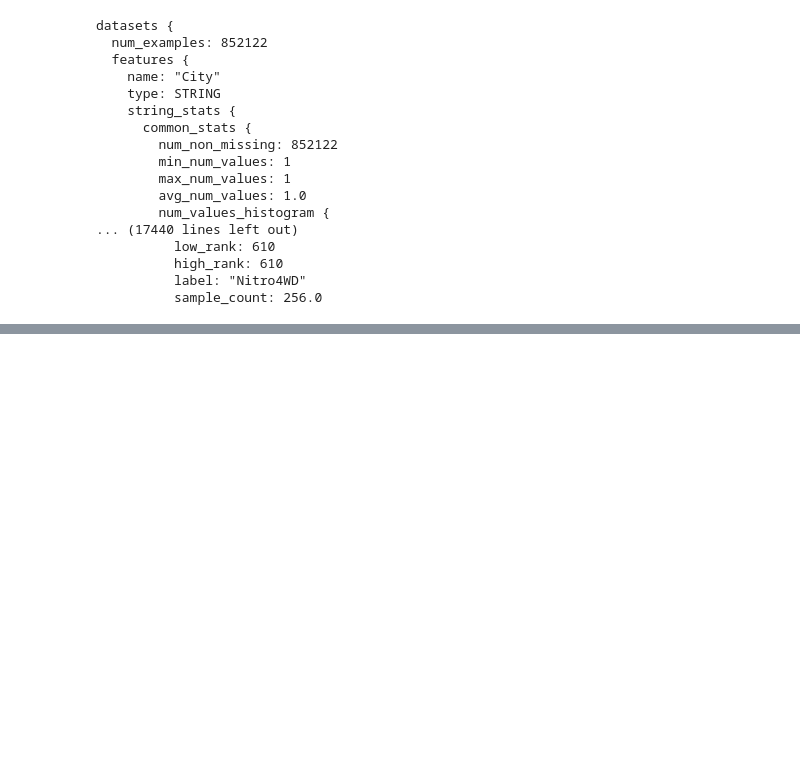
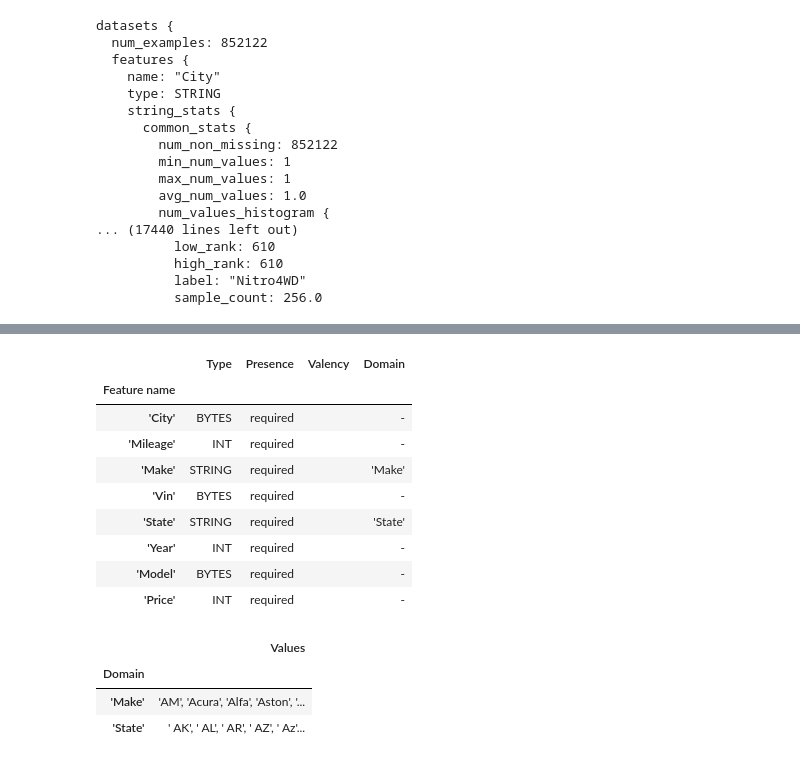
Before and after one commit to evanderknaap/tfvalidate, a Jupyter notebook: notebooks/Distribute.ipynb, the cells around one changed output, grey strips where cells are left out. Drawn from its saved outputs; the diff is of its cells as text; code cells hidden in the pictures; blank space fills up the shorter version.

Commit message:
inferred schema from buff

```diff
--- a/notebooks/Distribute.ipynb
+++ b/notebooks/Distribute.ipynb
@@ -88,0 +94,18 @@ tfdv.visualize_statistics(stats_proto)
+# %%
+schema = tfdv.infer_schema(statistics=stats_proto)
+tfdv.display_schema(schema=schema)
+# %% [output]
+|  | Type | Presence | Valency | Domain |
+| Feature name |  |  |  |  |
+| 'City' | BYTES | required |  | - |
+| 'Mileage' | INT | required |  | - |
+| 'Make' | STRING | required |  | 'Make' |
+| 'Vin' | BYTES | required |  | - |
+| 'State' | STRING | required |  | 'State' |
+| 'Year' | INT | required |  | - |
+| 'Model' | BYTES | required |  | - |
+| 'Price' | INT | required |  | - |
+|  | Values |
+| Domain |  |
+| 'Make' | 'AM', 'Acura', 'Alfa', 'Aston', '... |
+| 'State' | ' AK', ' AL', ' AR', ' AZ', ' Az'... |
```
Also changed, not shown: parts of 4 cells of this notebook.
